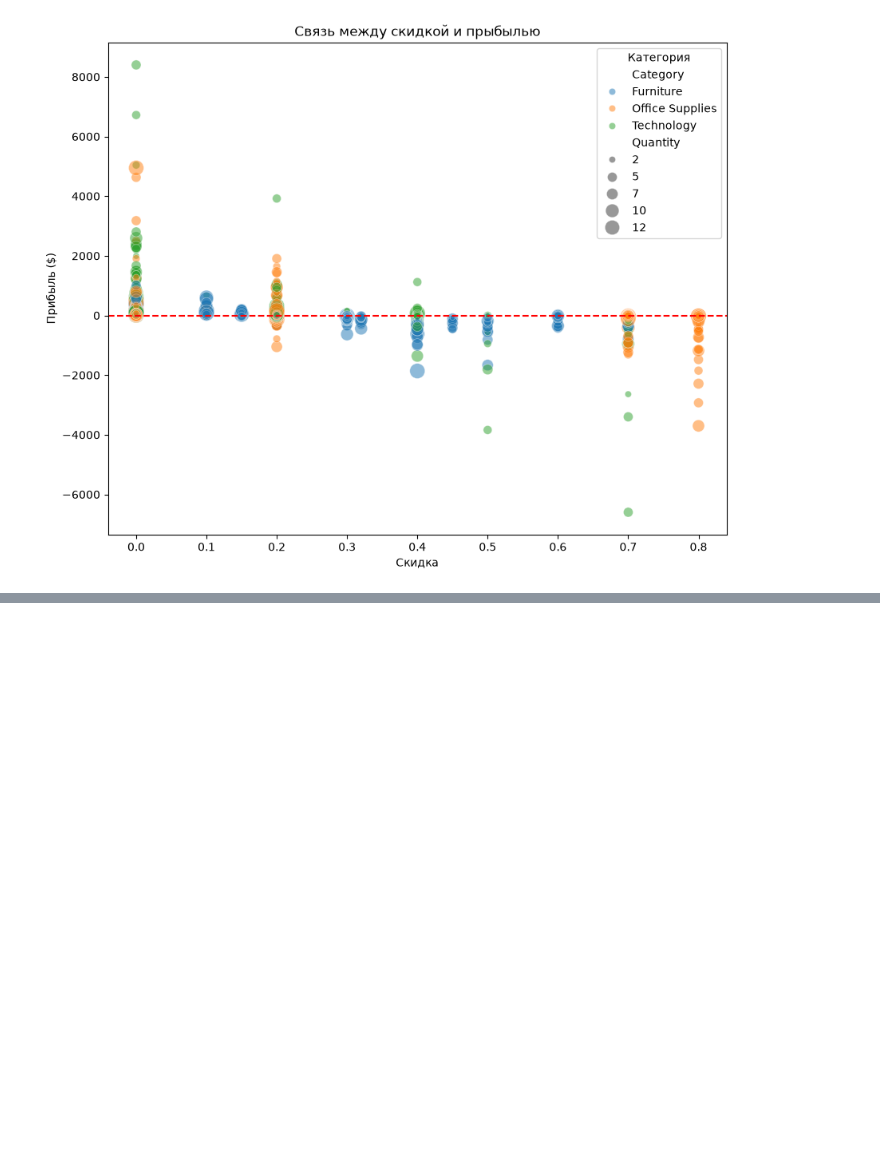
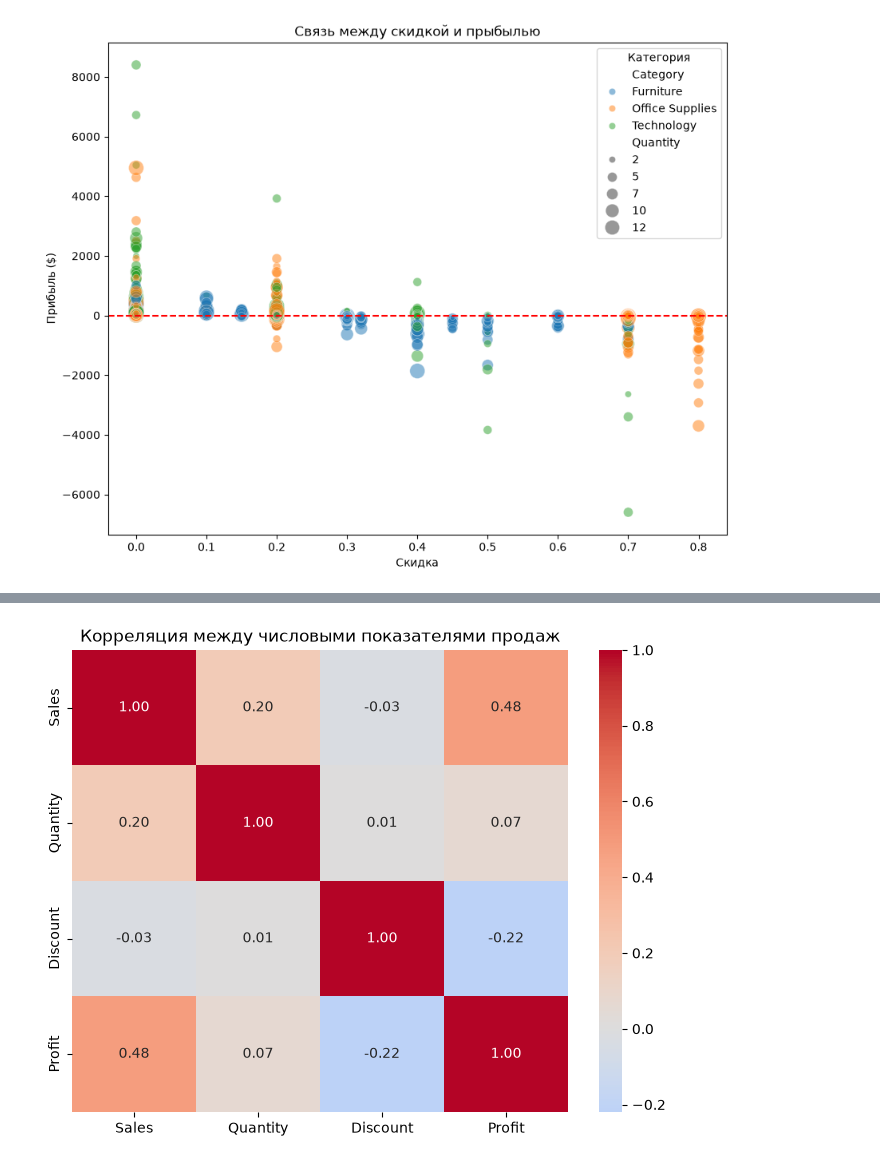
Before and after one commit to F1stik/data-science, a Jupyter notebook: 03_visualization_of_data/03_seaborn.ipynb, the cells around one changed output, grey strips where cells are left out. Drawn from its saved outputs; the diff is of its cells as text; code cells hidden in the pictures; blank space fills up the shorter version.

```diff
--- a/03_visualization_of_data/03_seaborn.ipynb
+++ b/03_visualization_of_data/03_seaborn.ipynb
@@ -120,0 +130,15 @@ plt.show
+# %%
+numeric_df = df[['Sales', 'Quantity', 'Discount', 'Profit']]
+
+plt.figure(figsize=(8, 6))
+sns.heatmap(
+    numeric_df.corr(),
+    annot=True,           # показывать числа
+    cmap='coolwarm',      # цветовая схема
+    center=0,             # центр цветовой шкалы
+    fmt=".2f"             # два знака после запятой
+)
+plt.title('Корреляция между числовыми показателями продаж')
+plt.show()
+# %% [output]
+[figure, added]
```
Also changed, not shown: parts of 10 cells of this notebook.
